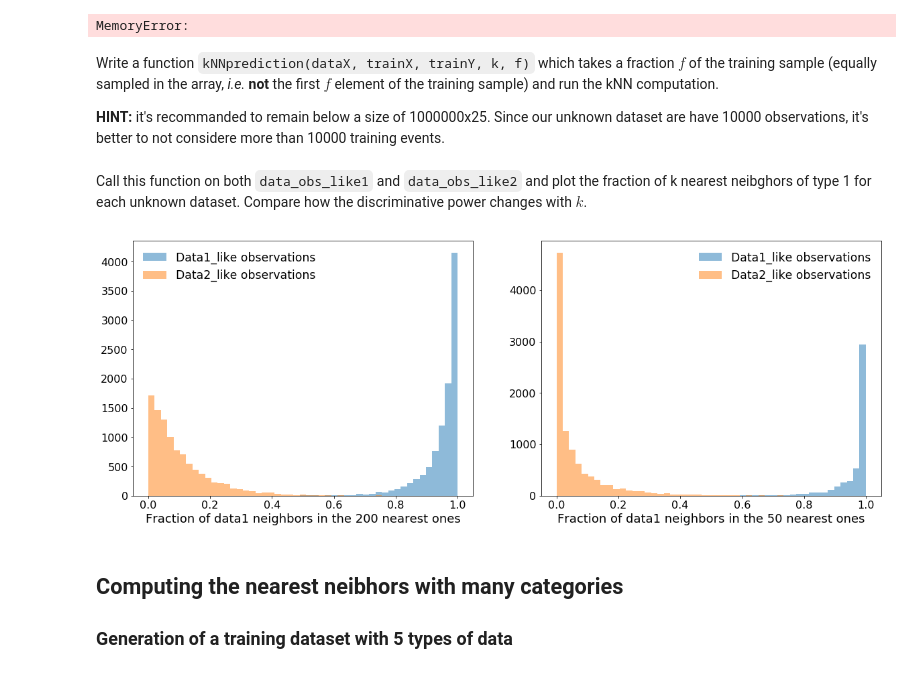
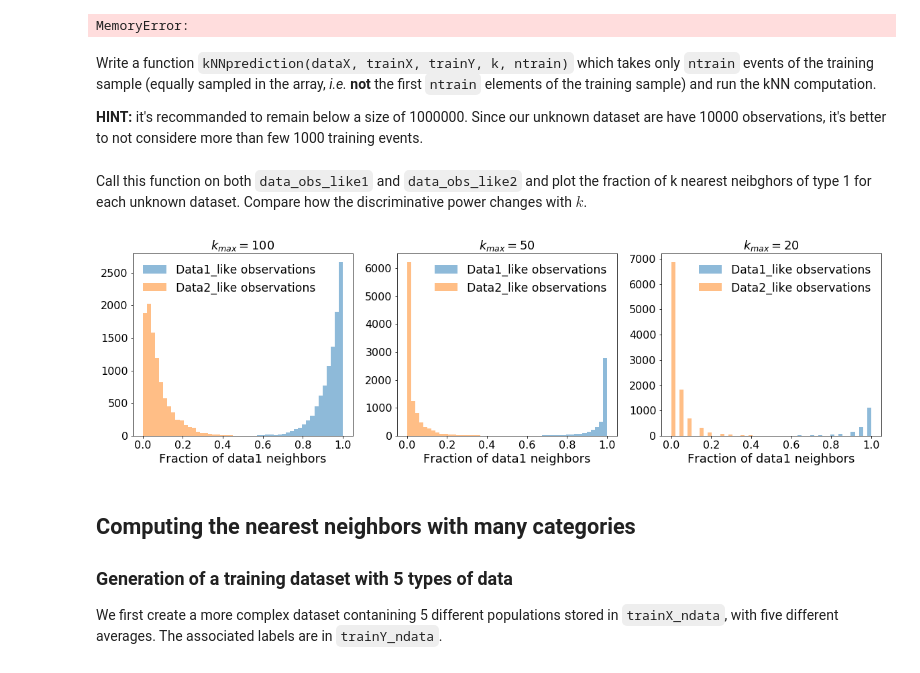
Before and after one commit to MLatCezeaux/intro_numpy, a Jupyter notebook: solutions/3-NearestNeighborAlgo-solution.ipynb, the cells around one changed output. Drawn from its saved outputs; the diff is of its cells as text; code cells hidden in the pictures.

```diff
--- a/solutions/3-NearestNeighborAlgo-solution.ipynb
+++ b/solutions/3-NearestNeighborAlgo-solution.ipynb
@@ -193,8 +195,8 @@ def get_kNN_data(dataX, trainX, trainY, kmax=500):
     sorted_NN = np.argsort(r, axis=1)
     sorted_trainY = trainY[sorted_NN]
 
-    # Get the number of labels
-    labels = np.unique(trainY)
+    # Get the list of unique labels
+    labels = np.unique(sorted_trainY)
 
     # Loop over labels and count the number of  nearest neighbors
     res = [np.cumsum(sorted_trainY==l, axis=1)[:, :kmax] for l in labels]
@@ -206,7 +208,7 @@ def get_kNN_data(dataX, trainX, trainY, kmax=500):
 # %%
 # Generate pseudo data like data1 and data2
 data_obs_like1 = 3*np.random.randn(10000, 25) - 2
-data_obs_like2 = 3*np.random.randn(10000, 25) + 1.5
+data_obs_like2 = 3*np.random.randn(10000, 25) + 2
 # %% [markdown]
 ### Memory limit - lazy *v.s* eager learner
 
@@ -216,42 +218,54 @@ get_kNN_data(data_obs_like1, trainX, trainY)
 # %% [output]
 MemoryError:
 # %% [markdown]
-Write a function `kNNprediction(dataX, trainX, trainY, k, f)` which takes a fraction $f$ of the training sample (equally sampled in the array, *i.e.* **not** the first $f$ element of the training sample) and run the kNN computation.
+Write a function `kNNprediction(dataX, trainX, trainY, k, ntrain)` which takes only `ntrain` events of the training sample (equally sampled in the array, *i.e.* **not** the first `ntrain` elements of the training sample) and run the kNN computation.
 
-**HINT:** it's recommanded to remain below a size of 1000000x25. Since our unknown dataset are have 10000 observations, it's better to not considere more than 10000 training events.
+**HINT:** it's recommanded to remain below a size of 1000000. Since our unknown dataset are have 10000 observations, it's better to not considere more than few 1000 training events.
 # %%
-def kNNprediction(dataX, trainX, trainY, k=100, f=0.001):
-    ntrain = trainX.shape[0]
-    small_trainX, small_trainY = trainX[::int(1./f)], trainY[::int(1./f)]
+def run_get_kNN(dataX, trainX, trainY, k=100, ntrain=1000):
+    ntot = trainX.shape[0]
+    s = int(ntot/ntrain)
+    small_trainX, small_trainY = trainX[::s], trainY[::s]
     return get_kNN_data(dataX, small_trainX, small_trainY, k)
 # %% [markdown]
 Call this function on both `data_obs_like1` and `data_obs_like2` and plot the fraction of k nearest neibghors of type 1 for each unknown dataset. Compare how the discriminative power changes with $k$.
 # %%
 # Compute the number of kNN for training1, training2
 kmax = 200
-obs1_N1, obs1_N2 = kNNprediction(data_obs_like1, trainX, trainY, k=kmax)
-obs2_N1, obs2_N2 = kNNprediction(data_obs_like2, trainX, trainY, k=kmax)
+obs1_N1, obs1_N2 = run_get_kNN(data_obs_like1, trainX, trainY, k=kmax)
+obs2_N1, obs2_N2 = run_get_kNN(data_obs_like2, trainX, trainY, k=kmax)
 # %%
 style = {'bins': np.linspace(0, 1, 50), 'alpha': 0.5}
-plt.figure(figsize=(20, 7))
+plt.figure(figsize=(20, 5))
 
-plt.subplot(121)
+plt.subplot(131)
 plt.hist(obs1_N1[:, -1]/kmax, **style, label='Data1_like observations')
 plt.hist(obs2_N1[:, -1]/kmax, **style, label='Data2_like observations');
-plt.xlabel('Fraction of data1 neighbors in the {} nearest ones'.format(kmax))
+plt.xlabel('Fraction of data1 neighbors')
+plt.title('$k_{max}=100$')
 plt.legend();
 
-plt.subplot(122)
+plt.subplot(132)
 plt.hist(obs1_N1[:, 50]/50, **style, label='Data1_like observations')
 plt.hist(obs2_N1[:, 50]/50, **style, label='Data2_like observations');
-plt.xlabel('Fraction of data1 neighbors in the {} nearest ones'.format(50))
+plt.xlabel('Fraction of data1 neighbors')
+plt.title('$k_{max}=50$')
 plt.legend();
+
+plt.subplot(133)
+plt.hist(obs1_N1[:, 20]/20, **style, label='Data1_like observations')
+plt.hist(obs2_N1[:, 20]/20, **style, label='Data2_like observations');
+plt.xlabel('Fraction of data1 neighbors')
+plt.title('$k_{max}=20$')
+plt.legend();
 # %% [output]
-[figure, old version]
+[figure, new version]
 # %% [markdown]
-## Computing the nearest neibhors with many categories
+## Computing the nearest neighbors with many categories
 
 ### Generation of a training dataset with 5 types of data
+
+We first create a more complex dataset contanining 5 different populations stored in `trainX_ndata`, with five different averages. The associated labels are in `trainY_ndata`.
 # %%
 Nobs = 10000
 mulist = [-5, -2, 0, 2, 5]
```
Also changed, not shown: parts of 18 cells of this notebook.
